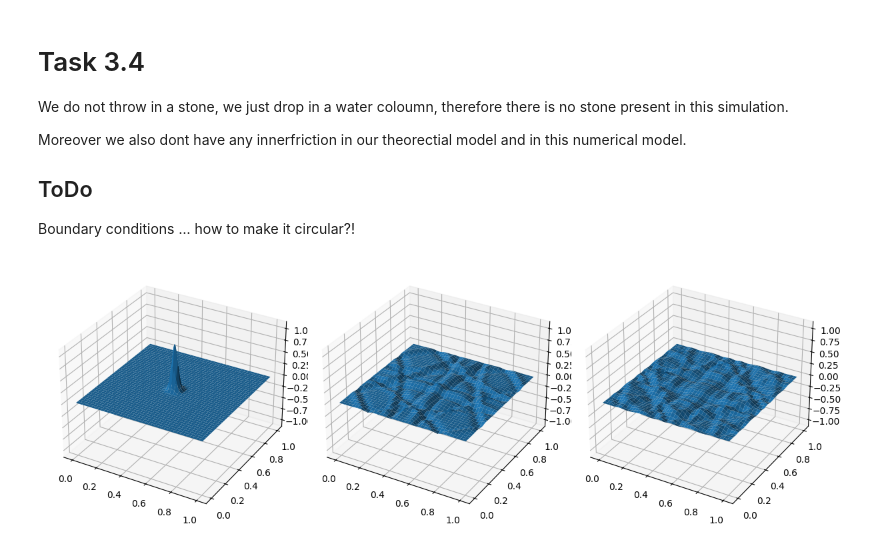
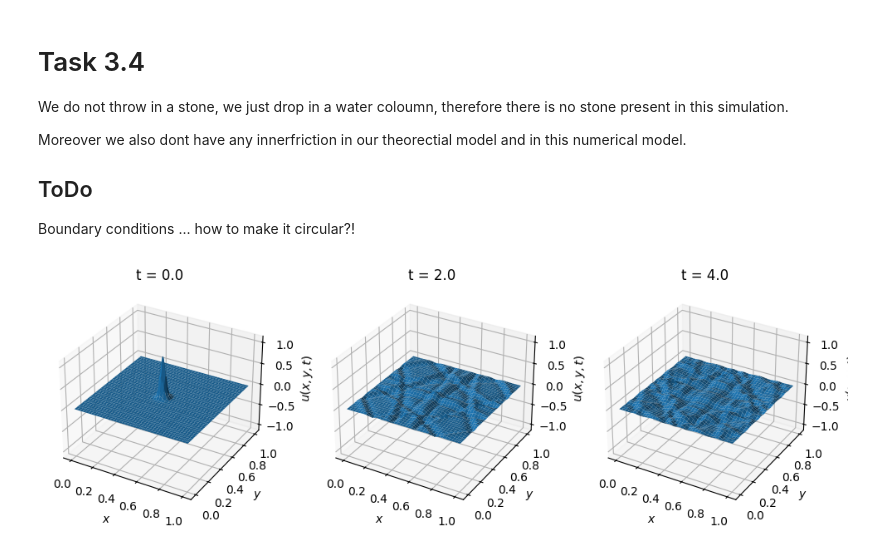
Before and after one commit to leonardlux/cp_1_3, a Jupyter notebook: task_3_4.ipynb, the cells around one changed output. Cells and saved outputs as stored; diff of their text form; code cells hidden in the pictures.

```diff
--- a/task_3_4.ipynb
+++ b/task_3_4.ipynb
@@ -16,10 +16,11 @@ from src.config import Config
 config_t4 = Config()
 sim = Simulation(inital_exp,config_t4)
 sim.run()
-# %%
-sim.plot()
-# %% [output]
-[figure, removed]
+# %%
+times = [0,130,1745]
+sim.plot(times=times,save_to="img/t3_water.svg")
+# %% [output]
+[figure, added]
 # %%
 sim.plot_interactive(t_i_steps=5)
 # %% [output]
```
Also changed, not shown: parts of 1 cell of this notebook, 4 other files.
